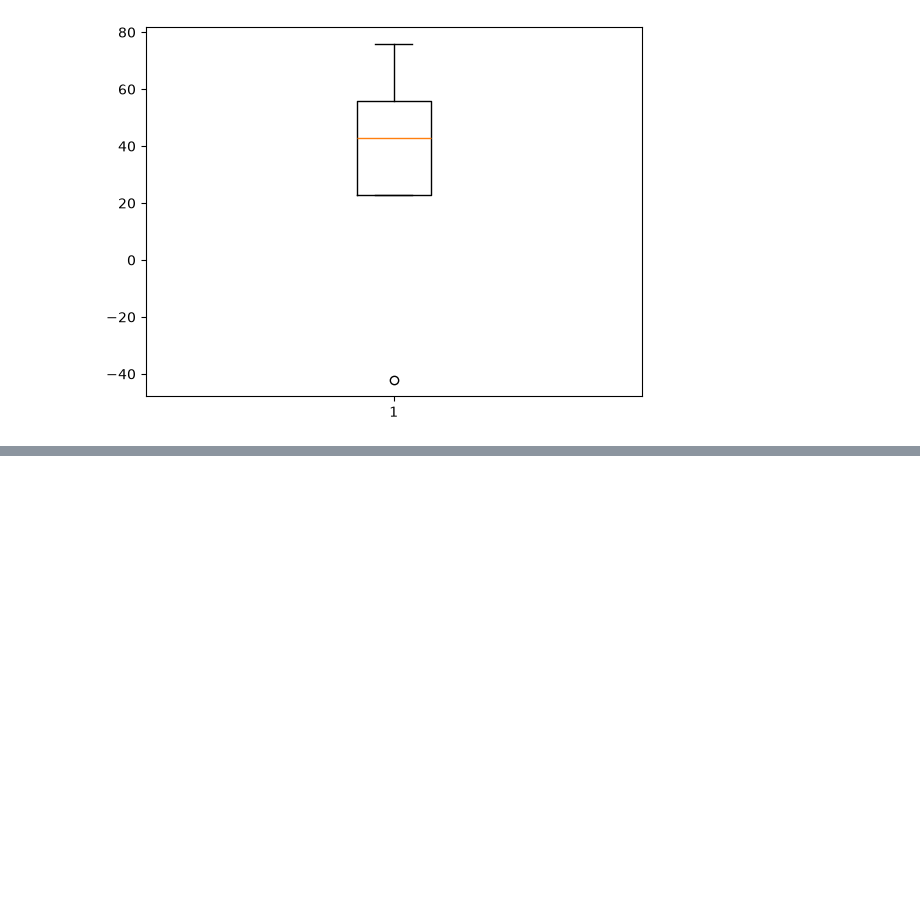
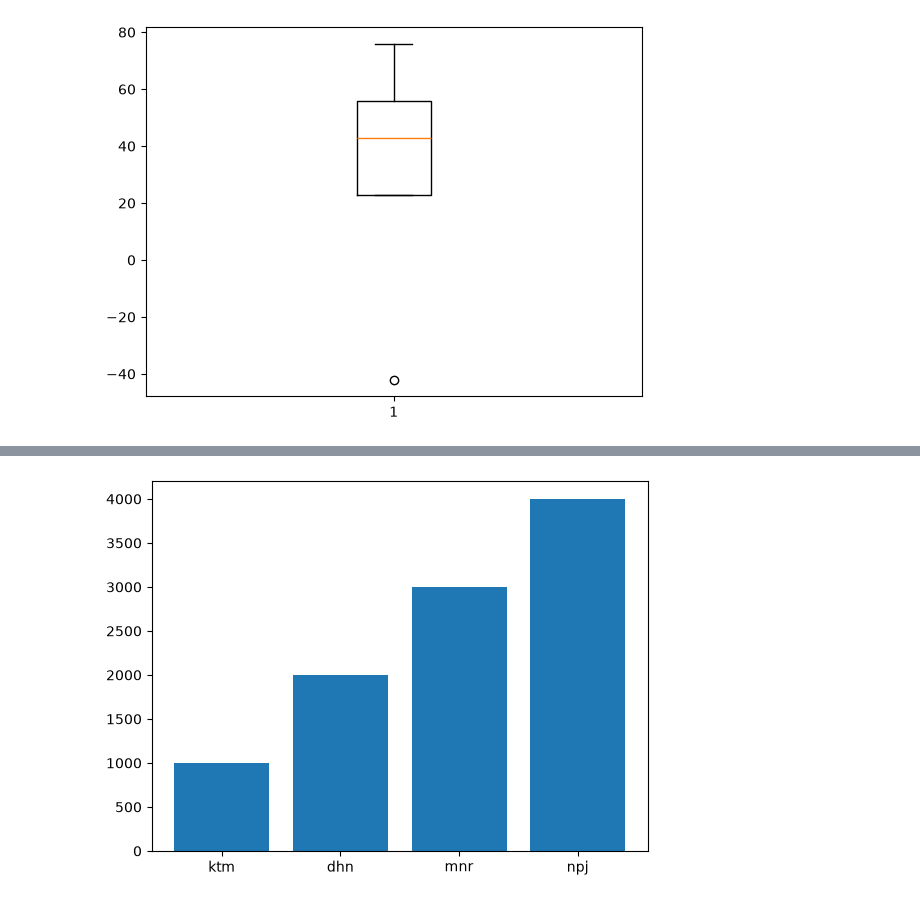
Before and after one commit to hemraj2613/Python-with-Data-Science, a Jupyter notebook: matplotlib1.ipynb, the cells around one changed output, grey strips where cells are left out. Saved outputs shown, nothing was run; the diff lists cells and outputs as text; code cells hidden in the pictures; blank space fills up the shorter version.

```diff
--- a/matplotlib1.ipynb
+++ b/matplotlib1.ipynb
@@ -243,0 +249,5 @@ pl.show()
+# %%
+pl.bar(["ktm","dhn","mnr","npj"],[1000,2000,3000,4000])
+pl.show()
+# %% [output]
+[figure, added]
```
Also changed, not shown: parts of 2 cells of this notebook, 1 other file.
